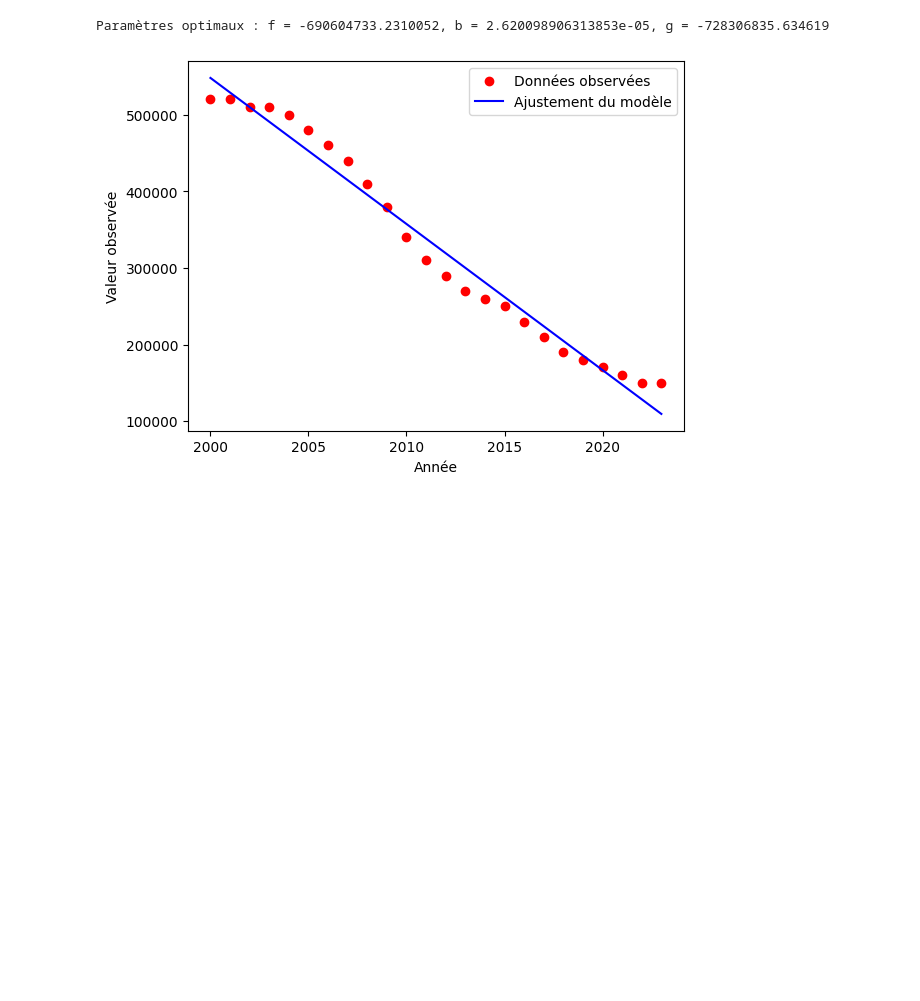
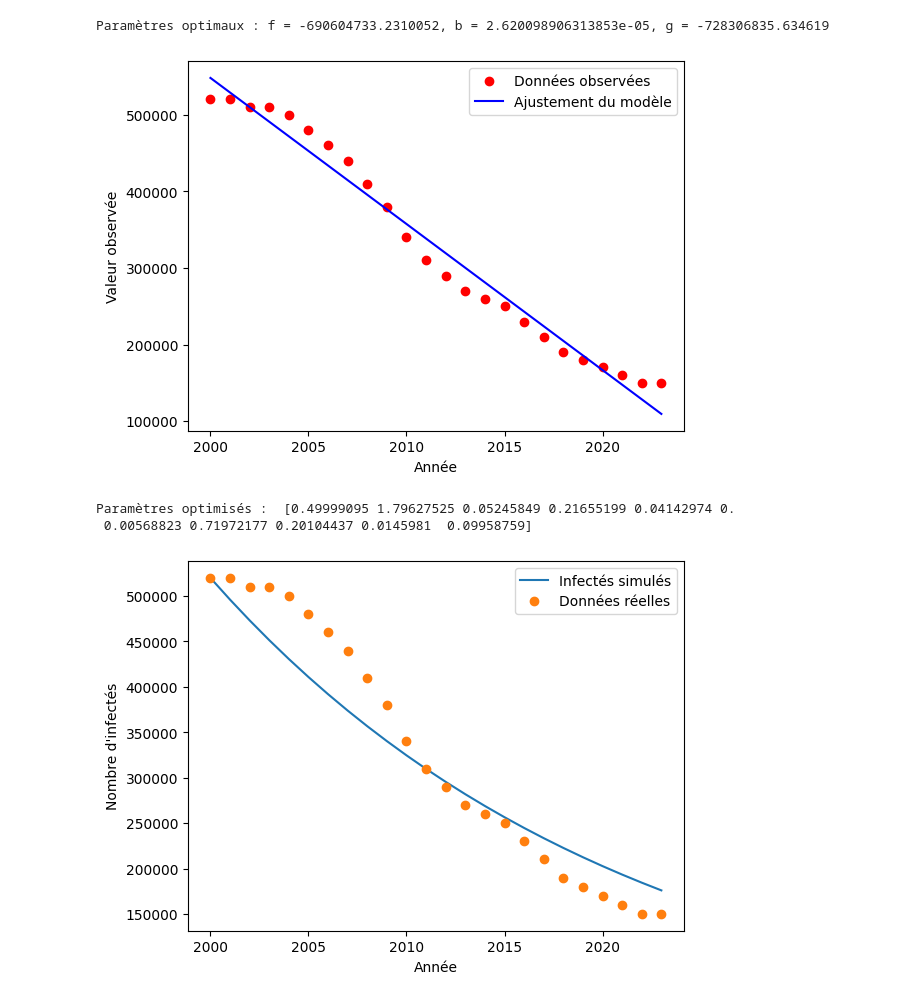
Before and after one commit to MoezGouiaa/Modelling-HIV-Aids-and-fitting-with-data-in-South-africa, a Jupyter notebook: data pre.ipynb, the cells around one changed output. Drawn from its saved outputs; the diff is of its cells as text; code cells hidden in the pictures; blank space fills up the shorter version.

```diff
--- a/data pre.ipynb
+++ b/data pre.ipynb
@@ -182,11 +182,84 @@ Paramètres optimaux : f = -690604733.2310052, b = 2.620098906313853e-05, g = -7
 # %%
 I0=520000.0
+R0=3
 alpha1=
+alpha2=
+mu=
 beta=
 k1=
 k2=
 d=
-a=alpha1*T
-b=beta*S-d-k1-k2
+lamda=
+delta1=
+delta2=
+sigma=R0*(1/beta)*(((mu+d)*alpha1*k2*lamda/((d+lamda)*(alpha1+alpha2+d+delta2)))-(d+k1+k2))
+
+a=alpha1*t
+b=beta*s-d-k1-k2
 c=(a/b)+I0
 D=a/b
+t0=(np.log(g)-np.log(f))/b
+f=(c/b)*np.exp(-b*t0)
+g=(-c/b)-d*(t-t0)
+# %%
+
+infection_data=np.array(new_data['FactValueNumeric'])
+
+infection_data=infection_data[::-1]
+# %%
+import numpy as np
+from scipy.integrate import odeint
+from scipy.optimize import minimize
+
+# Modèle SIR avec les autres paramètres
+def hiv_model(A, t, beta, alpha1, alpha2, mu, k1, k2, d, lamda, delta1, delta2, sigma):
+    i, a, c, t, s, r = A
+    didt = beta * s * t + alpha1 * t - (d + k1 + k2) * i
+    dadt = k1 * i + alpha2 * t - (delta1 + d) * a
+    dcdt = k2 * i - lamda * c - d * c
+    dtdt = lamda * c - alpha1 * t - alpha2 * t - (delta2 + d) * t
+    dsdt = sigma - beta * s * i - d * s - mu * s
+    drdt = mu * s - d * r
+    return [didt, dadt, dcdt, dtdt, dsdt, drdt]
+
+# Données d'infections par an (2000-2023)
+years = np.arange(2000, 2024)
+
+# Fonction d'erreur à minimiser
+def error(params, initial_conditions, t, data):
+    model_output = odeint(hiv_model, initial_conditions, t, args=tuple(params))
+    infected_simulated = model_output[:, 0]  # Le premier élément correspond aux infectés
+    return np.sum((infected_simulated - data) ** 2)
+
+# Conditions initiales pour [I0, A0, C0, T0, S0, R0]
+initial_conditions = [520000, 0, 0, 0, 46813266, 0]
+
+# Temps (correspond aux années 2000 à 2023)
+t = np.arange(0, len(infection_data))
+
+# Estimations initiales des paramètres
+initial_params = [0.5, 0.1, 0.1, 0.01, 0.2, 0.2, 0.01, 0.3, 0.01, 0.01, 0.1]
+
+bounds = [(0, None), (0, None), (0, None), (0, None), (0, None), (0, None), (0, None), (0, None), (0, None), (0, None), (0, None)]
+# Optimisation pour ajuster les paramètres
+result = minimize(error, initial_params, args=(initial_conditions, t, infection_data), method='L-BFGS-B',bounds=bounds)
+
+# Paramètres optimisés
+optimal_params = result.x
+print("Paramètres optimisés : ", optimal_params)
+
+# Simulation des résultats avec les paramètres optimisés
+simulated_results = odeint(hiv_model, initial_conditions, t, args=tuple(optimal_params))
+
+# Visualisation des résultats
+import matplotlib.pyplot as plt
+plt.plot(years, simulated_results[:, 0], label='Infectés simulés')
+plt.plot(years, infection_data, 'o', label='Données réelles')
+plt.xlabel('Année')
+plt.ylabel('Nombre d\'infectés')
+plt.legend()
+plt.show()
+# %% [output]
+Paramètres optimisés :  [0.49999095 1.79627525 0.05245849 0.21655199 0.04142974 0.
+ 0.00568823 0.71972177 0.20104437 0.0145981  0.09958759]
+[figure, added]
```
Also changed, not shown: parts of 13 cells of this notebook.
